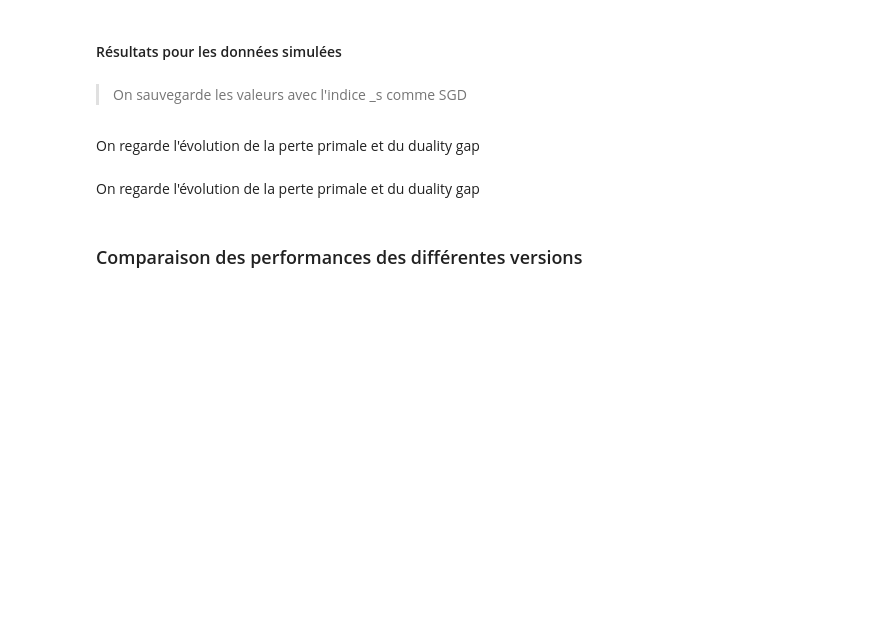
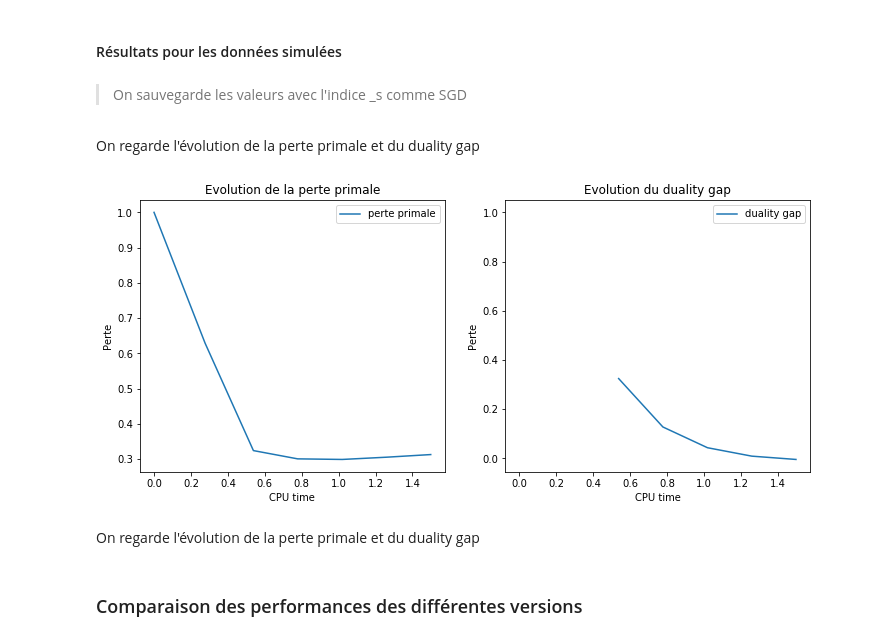
Before and after one commit to gauthier-schweitzer/soadml, a Jupyter notebook: Projet.ipynb, the cells around one changed output. Drawn from its saved outputs; the diff is of its cells as text; code cells hidden in the pictures; blank space fills up the shorter version.

```diff
--- a/Projet.ipynb
+++ b/Projet.ipynb
@@ -594,33 +553,28 @@ epsilon =1e-7
 lamb = 1e-1
 SGD_init = True
 
-[Alpha_s, timelaps_s, primal_loss_track_s, dual_loss_track_s, gaps_track_s]=(SDCA_sgd(X_scale,
-                                                                                      Y,
-                                                                                      T,
-                                                                                      gamma,
-                                                                                      T_0_ratio,
-                                                                                      epsilon,
-                                                                                      lamb,
-                                                                                      SGD_init))
+sdca_sgd = SDCA_sgd(X_scale, Y, n_epoch, gamma, T_0_ratio, epsilon, lamb, SGD_init)
 # %% [markdown]
 On regarde l'évolution de la perte primale et du duality gap
 # %%
 plt.figure(figsize=(12,5))
 plt.plot([2,1])
 plt.subplot(121)
-plt.plot(np.cumsum(timelaps_s), primal_loss_track_s , label="perte primale")
+plt.plot(np.cumsum(sdca_sgd.timelaps), sdca_sgd.primal_loss_track , label="perte primale")
 plt.ylabel("Perte")
 plt.xlabel("CPU time")
 plt.legend()
 plt.title("Evolution de la perte primale")
 
 plt.subplot(122)
-plt.plot(np.cumsum(timelaps_s), gaps_track_s , label="duality gap")
+plt.plot(np.cumsum(sdca_sgd.timelaps), sdca_sgd.gaps_track , label="duality gap")
 plt.ylabel("Perte")
 plt.xlabel("CPU time")
 plt.legend()
 plt.title("Evolution du duality gap")
 plt.show()
+# %% [output]
+[figure, added]
 # %% [markdown]
 On regarde l'évolution de la perte primale et du duality gap
 # %% [markdown]
```
Also changed, not shown: parts of 17 cells of this notebook.
